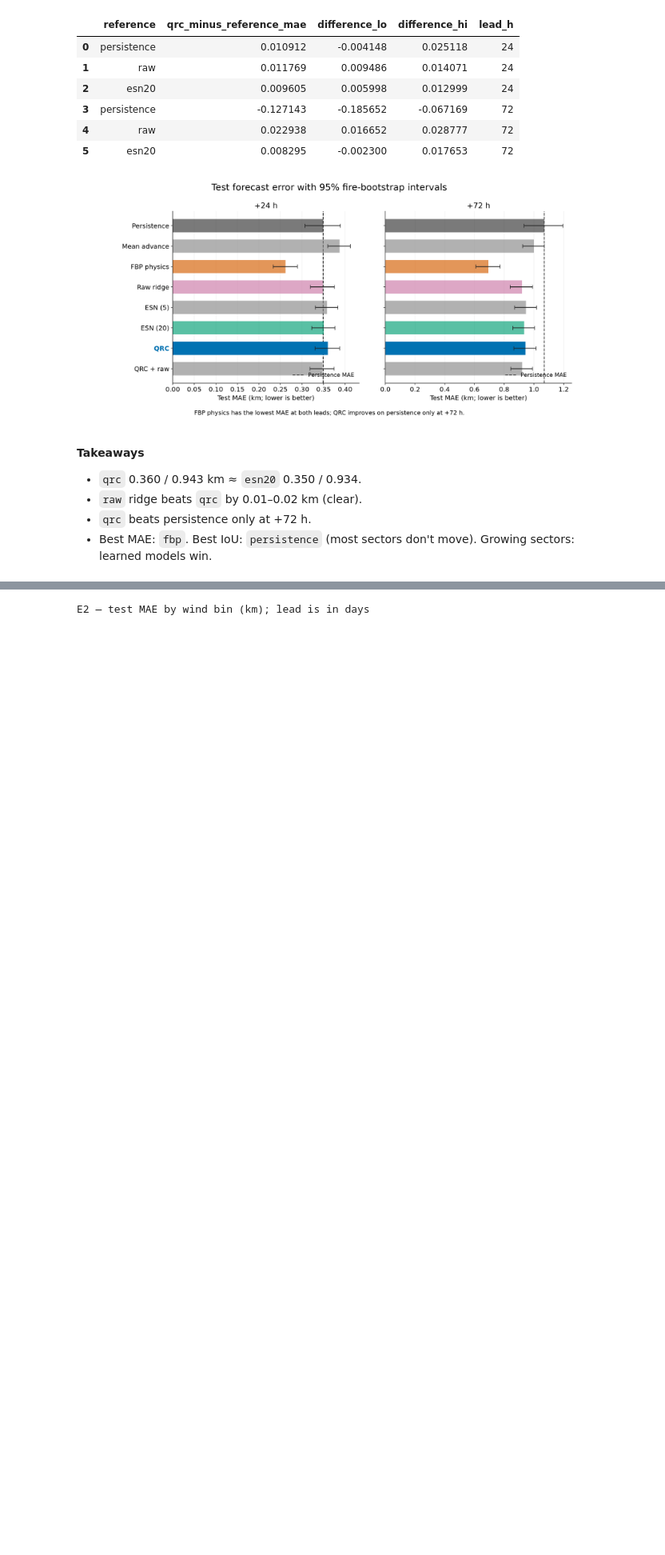
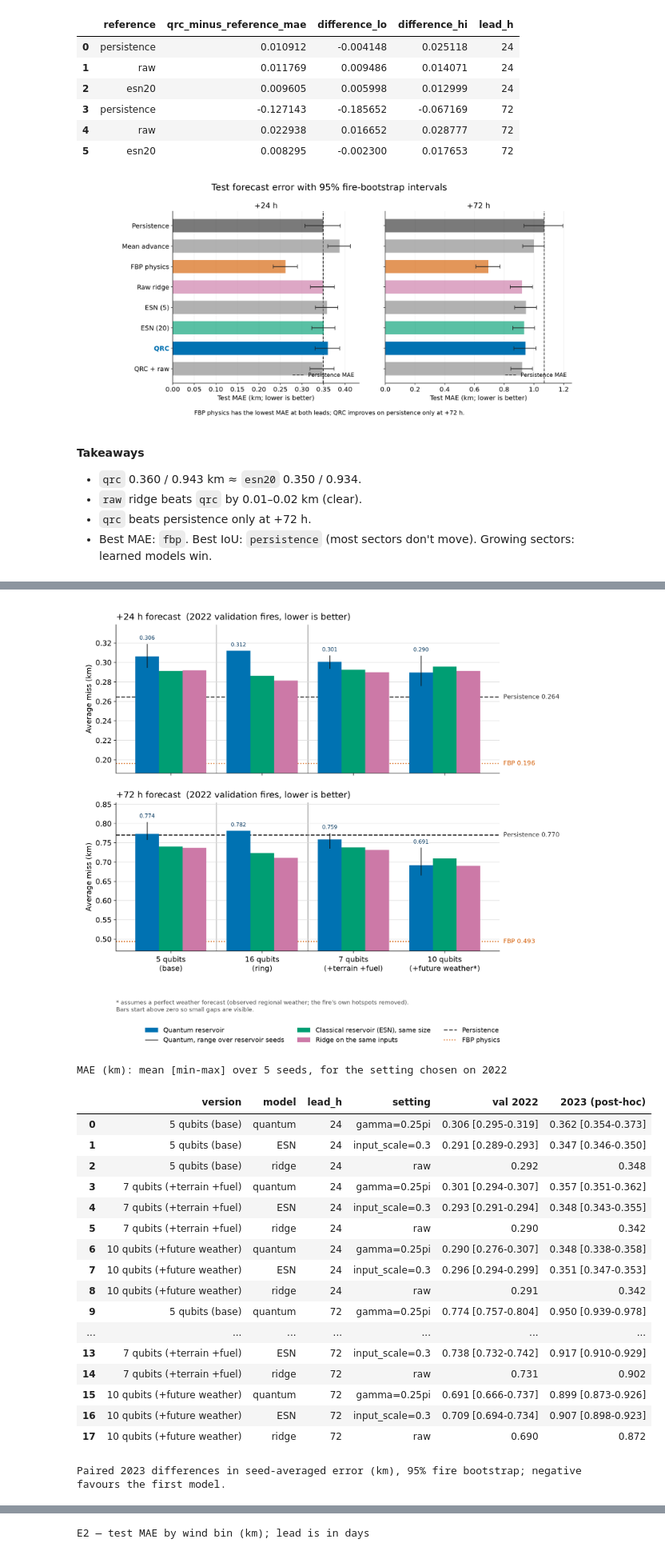
Before and after one commit to popsukss/qff-ember, a Jupyter notebook: notebooks/ember_explained.ipynb, the cells around one changed output, grey strips where cells are left out. Shown at 80% size. Saved outputs shown, nothing was run; the diff lists cells and outputs as text; code cells hidden in the pictures; blank space fills up the shorter version.

Commit message:
notebook: move multi-qubit results before Controls in ember_explained

```diff
--- a/notebooks/ember_explained.ipynb
+++ b/notebooks/ember_explained.ipynb
@@ -568,0 +583,45 @@ Paired MAE differences: reservoir minus reference; negative favours the reservoi
+# %%
+show_figure("qubit_comparison.png")
+version_labels = {"base5": "5 qubits (base)", "A7": "7 qubits (+terrain +fuel)",
+          "B10_h": "10 qubits (+future weather)"}
+family_names = {"qrc": "quantum", "esn": "ESN", "raw": "ridge"}
+e14_selected = read_csv("results/e14_selected.csv")
+
+def span(row, split):
+    mean, lo, hi = row[f"{split}_mean"], row[f"{split}_min"], row[f"{split}_max"]
+    return f"{mean:.3f}" if row.n_seeds == 1 else f"{mean:.3f} [{lo:.3f}-{hi:.3f}]"
+
+e14_table = pd.DataFrame({"version": e14_selected.version.map(version_labels), "model": e14_selected.family.map(family_names),
+                      "lead_h": e14_selected.lead * 24, "setting": e14_selected.config,
+                      "val 2022": e14_selected.apply(span, axis=1, split="val"),
+                      "2023 (post-hoc)": e14_selected.apply(span, axis=1, split="test")})
+print("MAE (km): mean [min-max] over 5 seeds, for the setting chosen on 2022")
+display(e14_table.sort_values("lead_h", kind="stable").reset_index(drop=True))
+e14_paired = read_csv("results/e14_paired.csv")
+e14_paired = e14_paired.loc[e14_paired.split.eq("test")].assign(
+    version=lambda d: d.version.map(version_labels), lead_h=lambda d: d.lead * 24,
+    comparison=lambda d: d.model.map(family_names) + " minus " + d.reference.map(family_names))
+print("Paired 2023 differences in seed-averaged error (km), 95% fire bootstrap; "
+      "negative favours the first model.")
+display(e14_paired[["version", "lead_h", "comparison", "diff", "lo", "hi"]].reset_index(drop=True))
+# %% [output]
+[figure, added]
+MAE (km): mean [min-max] over 5 seeds, for the setting chosen on 2022
+|  | version | model | lead_h | setting | val 2022 | 2023 (post-hoc) |
+| 0 | 5 qubits (base) | quantum | 24 | gamma=0.25pi | 0.306 [0.295-0.319] | 0.362 [0.354-0.373] |
+| 1 | 5 qubits (base) | ESN | 24 | input_scale=0.3 | 0.291 [0.289-0.293] | 0.347 [0.346-0.350] |
+| 2 | 5 qubits (base) | ridge | 24 | raw | 0.292 | 0.348 |
+| 3 | 7 qubits (+terrain +fuel) | quantum | 24 | gamma=0.25pi | 0.301 [0.294-0.307] | 0.357 [0.351-0.362] |
+| 4 | 7 qubits (+terrain +fuel) | ESN | 24 | input_scale=0.3 | 0.293 [0.291-0.294] | 0.348 [0.343-0.355] |
+| 5 | 7 qubits (+terrain +fuel) | ridge | 24 | raw | 0.290 | 0.342 |
+| 6 | 10 qubits (+future weather) | quantum | 24 | gamma=0.25pi | 0.290 [0.276-0.307] | 0.348 [0.338-0.358] |
+| 7 | 10 qubits (+future weather) | ESN | 24 | input_scale=0.3 | 0.296 [0.294-0.299] | 0.351 [0.347-0.353] |
+| 8 | 10 qubits (+future weather) | ridge | 24 | raw | 0.291 | 0.342 |
+| 9 | 5 qubits (base) | quantum | 72 | gamma=0.25pi | 0.774 [0.757-0.804] | 0.950 [0.939-0.978] |
+| ... | ... | ... | ... | ... | ... | ... |
+| 13 | 7 qubits (+terrain +fuel) | ESN | 72 | input_scale=0.3 | 0.738 [0.732-0.742] | 0.917 [0.910-0.929] |
+| 14 | 7 qubits (+terrain +fuel) | ridge | 72 | raw | 0.731 | 0.902 |
+| 15 | 10 qubits (+future weather) | quantum | 72 | gamma=0.25pi | 0.691 [0.666-0.737] | 0.899 [0.873-0.926] |
+| 16 | 10 qubits (+future weather) | ESN | 72 | input_scale=0.3 | 0.709 [0.694-0.734] | 0.907 [0.898-0.923] |
+| 17 | 10 qubits (+future weather) | ridge | 72 | raw | 0.690 | 0.872 |
+Paired 2023 differences in seed-averaged error (km), 95% fire bootstrap; negative favours the first model.
```
Also changed, not shown: parts of 7 cells of this notebook, 2 other files.
